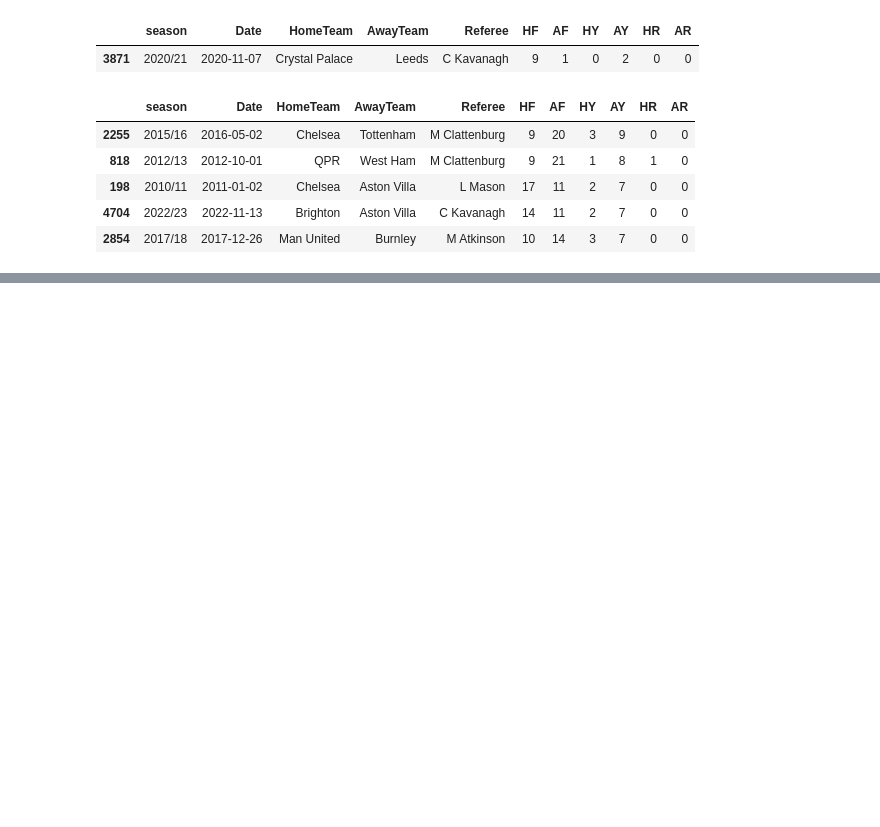
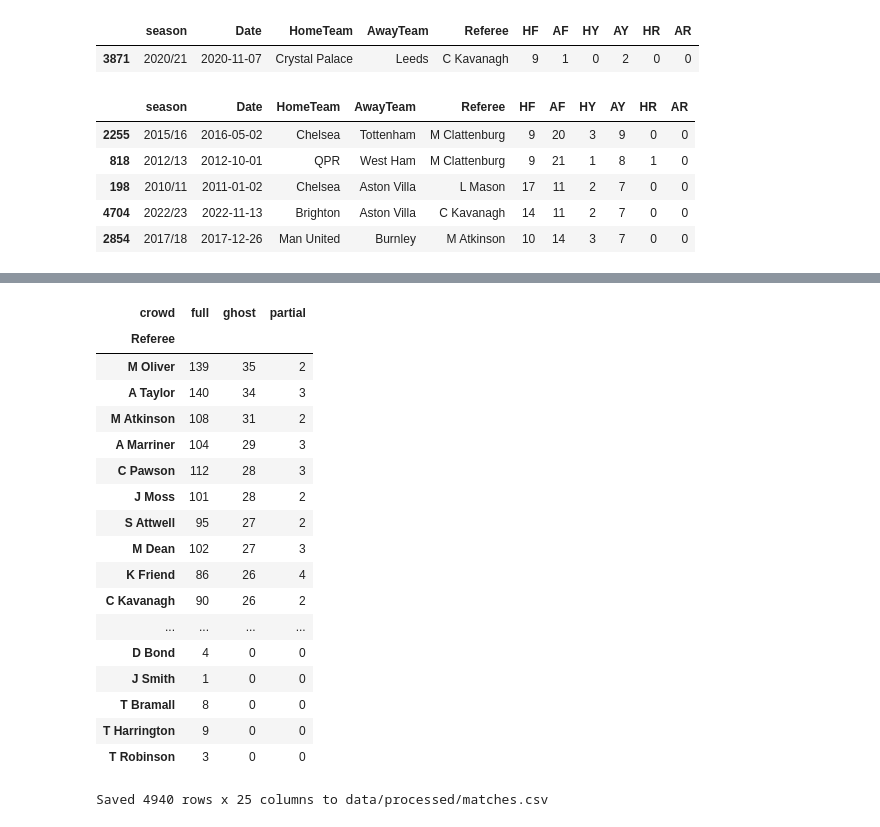
Before and after one commit to sobievh-1/referee-crowd-bias, a Jupyter notebook: notebooks/01_data.ipynb, the cells around one changed output, grey strips where cells are left out. Saved outputs shown, nothing was run; the diff lists cells and outputs as text; code cells hidden in the pictures; blank space fills up the shorter version.

```diff
--- a/notebooks/01_data.ipynb
+++ b/notebooks/01_data.ipynb
@@ -354,0 +437,13 @@ matches.sort_values("AY", ascending=False).head(5)[SHOW]
+# %%
+matches["card_diff"] = matches["AY"] - matches["HY"]
+matches["foul_diff"] = matches["AF"] - matches["HF"]
+matches["red_diff"] = matches["AR"] - matches["HR"]
+
+# Cards per foul — only where both teams have a believable number of fouls
+cpf = matches["AY"] / matches["AF"] - matches["HY"] / matches["HF"]
+matches["cpf_diff"] = cpf.where(matches["low_fouls"] == 0)
+
+matches["var"] = (matches["season_start"] >= 2019).astype(int)
+matches["trend"] = matches["season_start"] - 2010
+
+matches[["season", "HomeTeam", "AwayTeam", "crowd", "card_diff", "cpf_diff", "foul_diff", "red_diff", "var", "trend"]].sample(5, random_state=1)
@@ -354,0 +473,13 @@ matches.sort_values("AY", ascending=False).head(5)[SHOW]
+# %%
+analysis = matches[matches["season_start"] >= 2017]
+
+print("All seasons:      ", matches.shape[0], "matches")
+print("Analysis sample:  ", analysis.shape[0], "matches (2017/18-2022/23)")
+print()
+print("Matches per crowd category (analysis sample):")
+print(analysis["crowd"].value_counts())
+print()
+print("Referees in analysis sample:", analysis["Referee"].nunique())
+print("Referees with at least one ghost match:", analysis.loc[analysis["ghost"] == 1, "Referee"].nunique())
+print()
+print("Missing values in key columns:", matches[COLUMNS].isna().sum().sum())
@@ -354,0 +501,36 @@ matches.sort_values("AY", ascending=False).head(5)[SHOW]
+# %%
+# How many ghost and crowd matches each referee had — the referee fixed effect compares these
+referee_table = pd.crosstab(analysis["Referee"], analysis["crowd"])
+referee_table.sort_values("ghost", ascending=False)
+# %% [output]
+| crowd | full | ghost | partial |
+| Referee |  |  |  |
+| M Oliver | 139 | 35 | 2 |
+| A Taylor | 140 | 34 | 3 |
+| M Atkinson | 108 | 31 | 2 |
+| A Marriner | 104 | 29 | 3 |
+| C Pawson | 112 | 28 | 3 |
+| J Moss | 101 | 28 | 2 |
+| S Attwell | 95 | 27 | 2 |
+| M Dean | 102 | 27 | 3 |
+| K Friend | 86 | 26 | 4 |
+| C Kavanagh | 90 | 26 | 2 |
+| ... | ... | ... | ... |
+| D Bond | 4 | 0 | 0 |
+| J Smith | 1 | 0 | 0 |
+| T Bramall | 8 | 0 | 0 |
+| T Harrington | 9 | 0 | 0 |
+| T Robinson | 3 | 0 | 0 |
+# %%
+OUTPUT_COLUMNS = [
+    "season", "season_start", "Date", "HomeTeam", "AwayTeam", "Referee",
+    "FTHG", "FTAG", "HF", "AF", "HY", "AY", "HR", "AR",
+    "crowd", "ghost", "partial", "attendance", "low_fouls",
+    "card_diff", "cpf_diff", "foul_diff", "red_diff", "var", "trend",
+]
+
+PROCESSED_DIR.mkdir(exist_ok=True)
+matches[OUTPUT_COLUMNS].to_csv(PROCESSED_DIR / "matches.csv", index=False)
+print("Saved", matches.shape[0], "rows x", len(OUTPUT_COLUMNS), "columns to data/processed/matches.csv")
+# %% [output]
+Saved 4940 rows x 25 columns to data/processed/matches.csv
```
Also changed, not shown: parts of 9 cells of this notebook, 3 other files.
